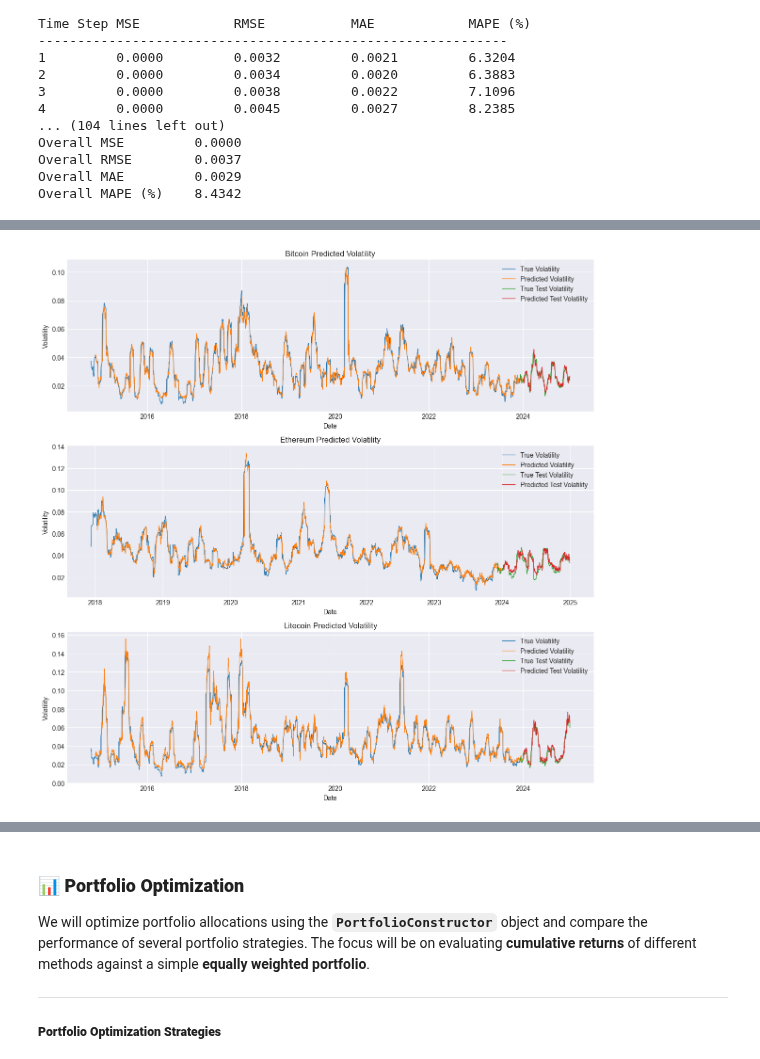
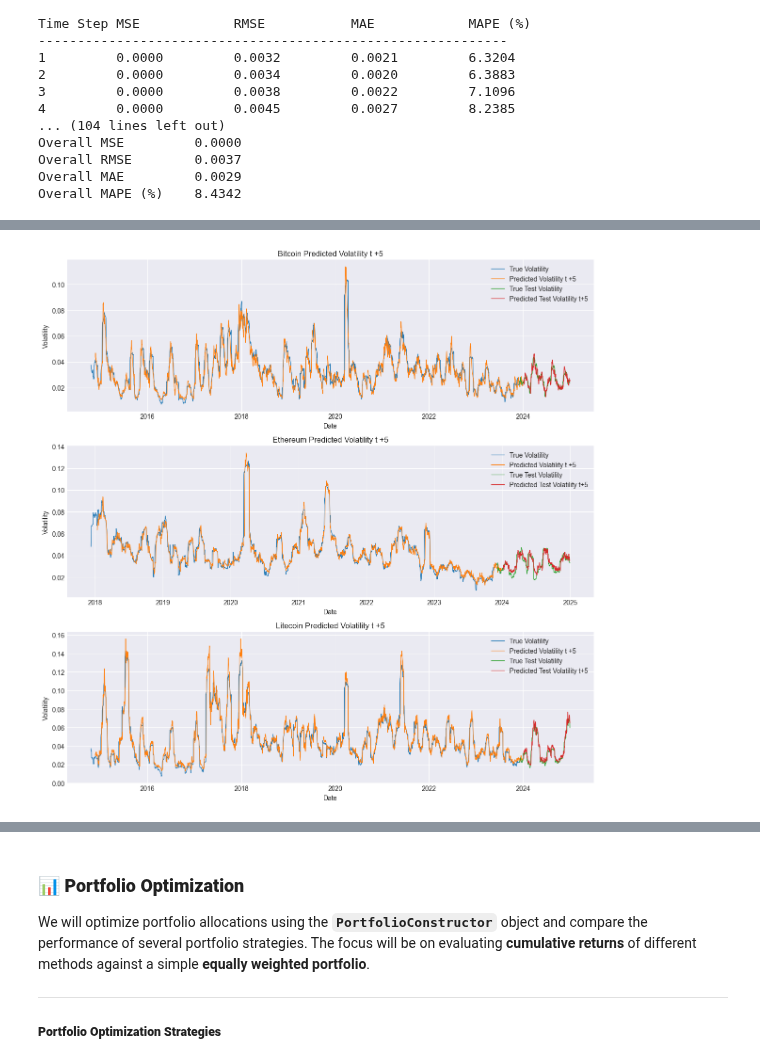
Before and after one commit to emmaebrl/crypto-volatility-lab, a Jupyter notebook: sandbox/Notebook_Final_Projet.ipynb, the cells around one changed output, grey strips where cells are left out. Saved outputs shown, nothing was run; the diff lists cells and outputs as text; code cells hidden in the pictures.

```diff
--- a/sandbox/Notebook_Final_Projet.ipynb
+++ b/sandbox/Notebook_Final_Projet.ipynb
@@ -699,9 +709,9 @@ def predict_and_plot(pipeline, train_data, test_data, ax, title):
     y_pred_test = pipeline.predict(test_data[features].values)[:, 4]
 
     ax.plot(train_data["Date"], train_data["Volatility"], label="True Volatility", linewidth=0.9)
-    ax.plot(train_data["Date"][-len(y_pred_train):], y_pred_train, label="Predicted Volatility",  linewidth=0.9)
+    ax.plot(train_data["Date"][-len(y_pred_train):], y_pred_train, label="Predicted Volatility t +5",  linewidth=0.9)
     ax.plot(test_data["Date"], test_data["Volatility"], label="True Test Volatility",  linewidth=0.9)
-    ax.plot(test_data["Date"][-len(y_pred_test):], y_pred_test, label="Predicted Test Volatility",  linewidth=0.9)
+    ax.plot(test_data["Date"][-len(y_pred_test):], y_pred_test, label="Predicted Test Volatility t+5",  linewidth=0.9)
     ax.set_title(title)
     ax.set_xlabel("Date")
     ax.set_ylabel("Volatility")
@@ -710,9 +720,9 @@ def predict_and_plot(pipeline, train_data, test_data, ax, title):
 
 fig, ax = plt.subplots(3, 1, figsize=(12, 12))
 
-y_pred_bitcoin_train, y_pred_bitcoin_test = predict_and_plot(bitcoin_pipeline, bitcoin_train_data, bitcoin_test_data, ax[0], "Bitcoin Predicted Volatility")
-y_pred_ethereum_train, y_pred_ethereum_test = predict_and_plot(ethereum_pipeline, ethereum_train_data, ethereum_test_data, ax[1], "Ethereum Predicted Volatility")
-y_pred_litecoin_train, y_pred_litecoin_test = predict_and_plot(litecoin_pipeline, litecoin_train_data, litecoin_test_data, ax[2], "Litecoin Predicted Volatility")
+y_pred_bitcoin_train, y_pred_bitcoin_test = predict_and_plot(bitcoin_pipeline, bitcoin_train_data, bitcoin_test_data, ax[0], "Bitcoin Predicted Volatility t +5")
+y_pred_ethereum_train, y_pred_ethereum_test = predict_and_plot(ethereum_pipeline, ethereum_train_data, ethereum_test_data, ax[1], "Ethereum Predicted Volatility t +5")
+y_pred_litecoin_train, y_pred_litecoin_test = predict_and_plot(litecoin_pipeline, litecoin_train_data, litecoin_test_data, ax[2], "Litecoin Predicted Volatility t +5")
 
 plt.tight_layout()
 plt.show()
@@ -726,4 +736,4 @@ plt.show()
-[figure, old version]
+[figure, new version]
 # %%
 def predict_and_plot(pipeline, train_data, test_data, ax, title):
     # keep only t+2 predictions
```
Also changed, not shown: parts of 5 cells of this notebook, 3 other files.
